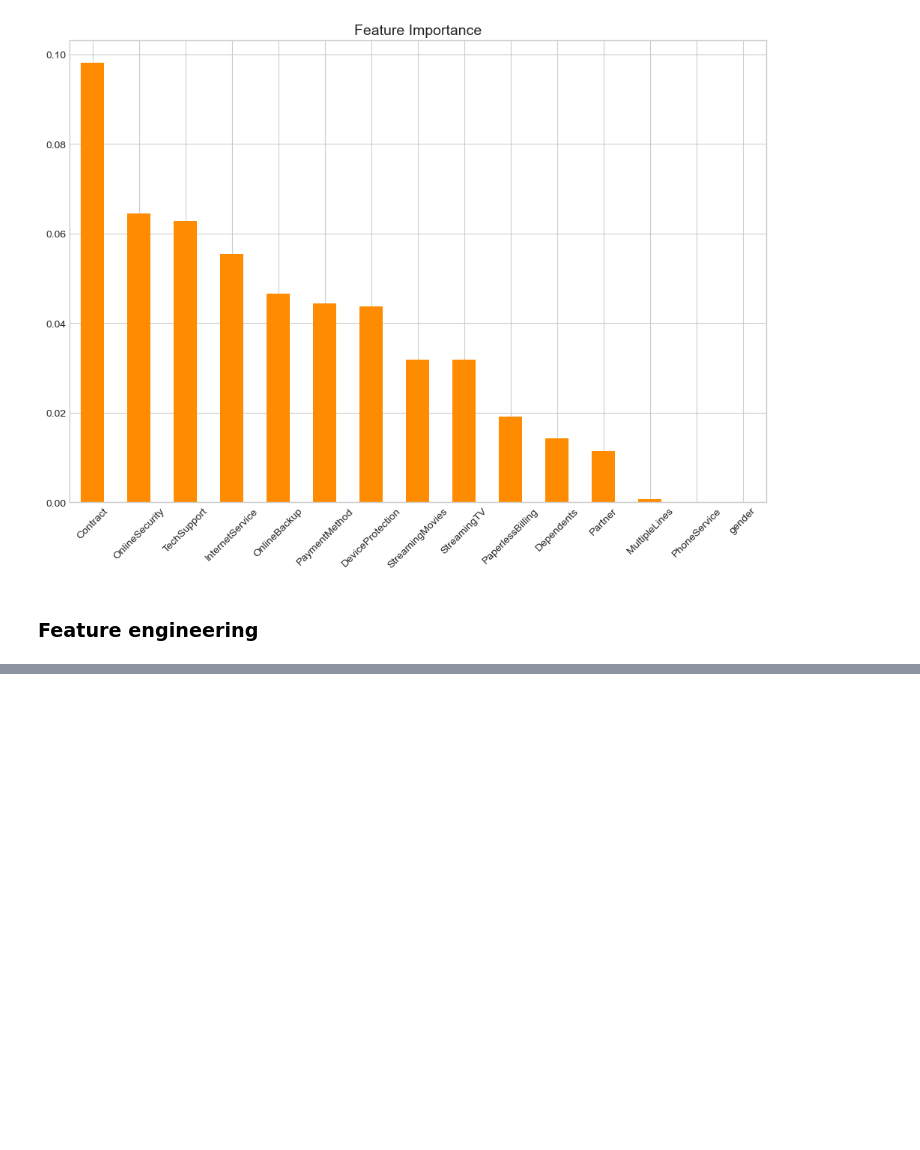
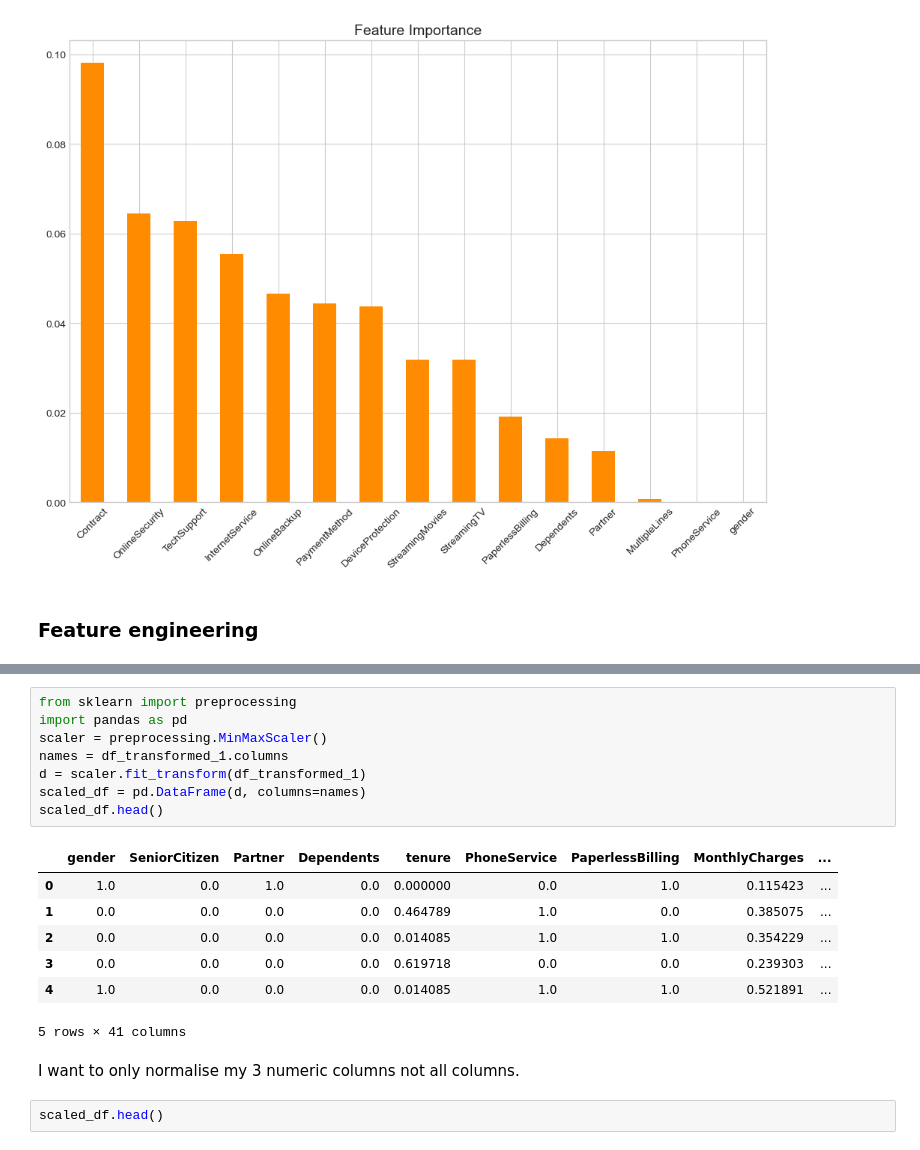
Before and after one commit to alicia-gleeson/UCDPA_aliciagleeson, a Jupyter notebook: customer_churn_prediction.ipynb, the cells around one changed output, grey strips where cells are left out. Cells and saved outputs as stored; diff of their text form; blank space fills up the shorter version.

```diff
--- a/customer_churn_prediction.ipynb
+++ b/customer_churn_prediction.ipynb
@@ -488,0 +568,20 @@ ax.tick_params(axis='x', rotation=45)
+# %%
+from sklearn import preprocessing
+import pandas as pd
+scaler = preprocessing.MinMaxScaler()
+names = df_transformed_1.columns
+d = scaler.fit_transform(df_transformed_1)
+scaled_df = pd.DataFrame(d, columns=names)
+scaled_df.head()
+# %% [output]
+|  | gender | SeniorCitizen | Partner | Dependents | tenure | PhoneService | PaperlessBilling | MonthlyCharges | ... |
+| 0 | 1.0 | 0.0 | 1.0 | 0.0 | 0.000000 | 0.0 | 1.0 | 0.115423 | ... |
+| 1 | 0.0 | 0.0 | 0.0 | 0.0 | 0.464789 | 1.0 | 0.0 | 0.385075 | ... |
+| 2 | 0.0 | 0.0 | 0.0 | 0.0 | 0.014085 | 1.0 | 1.0 | 0.354229 | ... |
+| 3 | 0.0 | 0.0 | 0.0 | 0.0 | 0.619718 | 0.0 | 0.0 | 0.239303 | ... |
+| 4 | 1.0 | 0.0 | 0.0 | 0.0 | 0.014085 | 1.0 | 1.0 | 0.521891 | ... |
+5 rows × 41 columns
+# %% [markdown]
+I want to only normalise my 3 numeric columns not all columns.
+# %%
+scaled_df.head()
```
Also changed, not shown: parts of 16 cells of this notebook.
